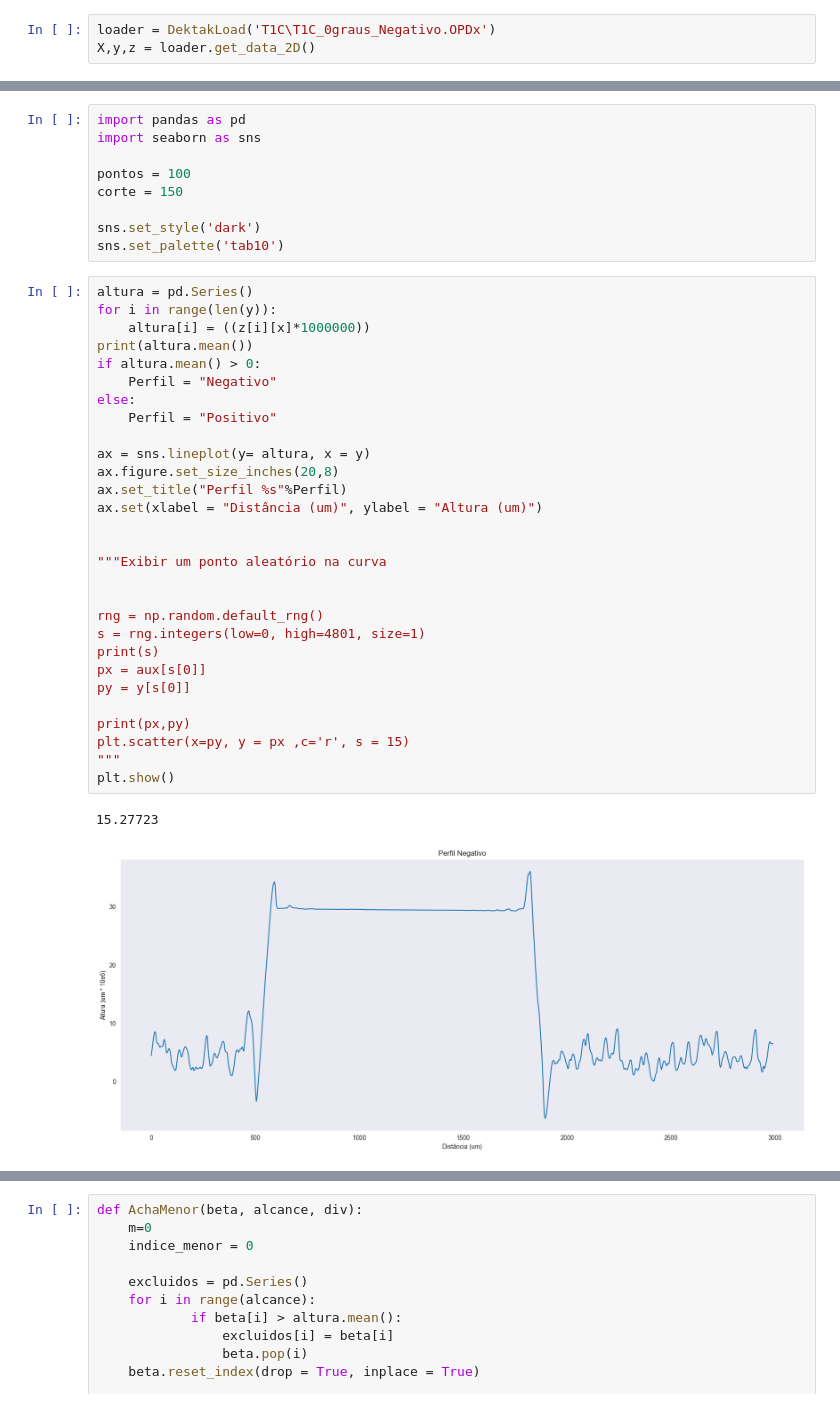
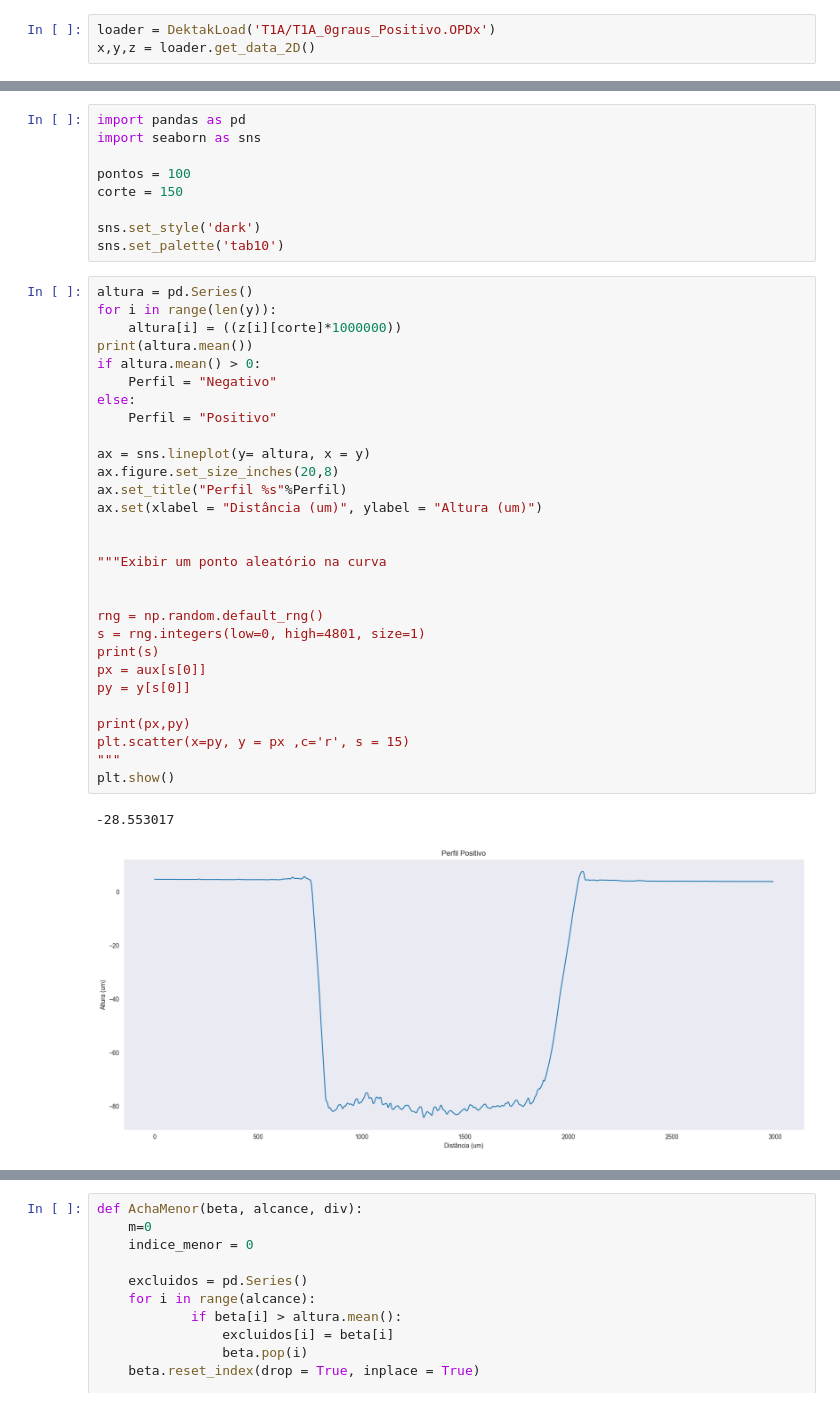
Before and after one commit to Pidoviski/calculadora_de_rugosidade, a Jupyter notebook: main.ipynb, the cells around one changed output, grey strips where cells are left out. Cells and saved outputs as stored; diff of their text form.

```diff
--- a/main.ipynb
+++ b/main.ipynb
@@ -321,6 +321,6 @@ class DektakLoad:
                     res[k.name][child.name]=child.data
         return res
 # %%
-loader = DektakLoad('T1C\T1C_0graus_Negativo.OPDx')
-X,y,z = loader.get_data_2D()
+loader = DektakLoad('T1A/T1A_0graus_Positivo.OPDx')
+x,y,z = loader.get_data_2D()
 # %% [output]
@@ -337,35 +337,35 @@ sns.set_palette('tab10')
 # %%
 altura = pd.Series()
 for i in range(len(y)):
-    altura[i] = ((z[i][x]*1000000))
+    altura[i] = ((z[i][corte]*1000000))
 print(altura.mean())
 if altura.mean() > 0:
     Perfil = "Negativo"
 else:
     Perfil = "Positivo"
 
 ax = sns.lineplot(y= altura, x = y)
 ax.figure.set_size_inches(20,8)
 ax.set_title("Perfil %s"%Perfil)
 ax.set(xlabel = "Distância (um)", ylabel = "Altura (um)")
 
 
 """Exibir um ponto aleatório na curva
 
 
 rng = np.random.default_rng()
 s = rng.integers(low=0, high=4801, size=1)
 print(s)
 px = aux[s[0]]
 py = y[s[0]]
 
 print(px,py)
 plt.scatter(x=py, y = px ,c='r', s = 15)
 """
 plt.show()
 # %% [output]
-15.27723
+-28.553017
-[figure, old version]
+[figure, new version]
 # %%
 alpha = pd.Series()
 altura_var = pd.Series()
```
Also changed, not shown: parts of 9 cells of this notebook.
